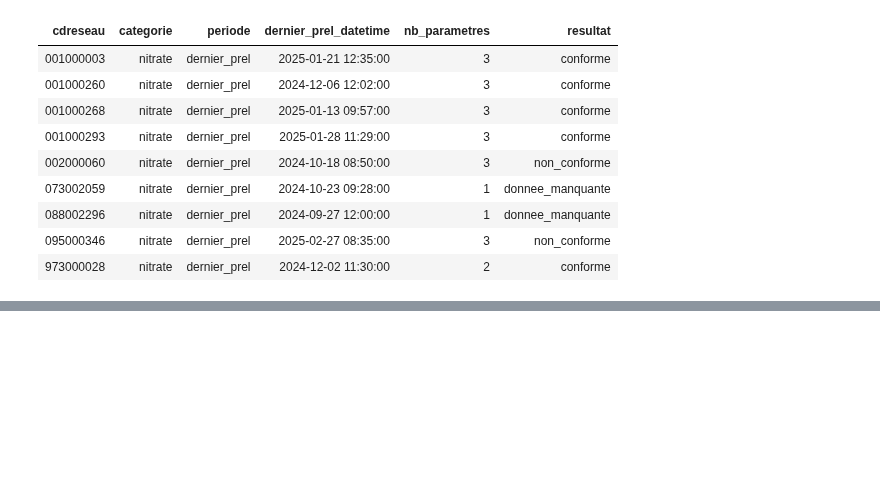
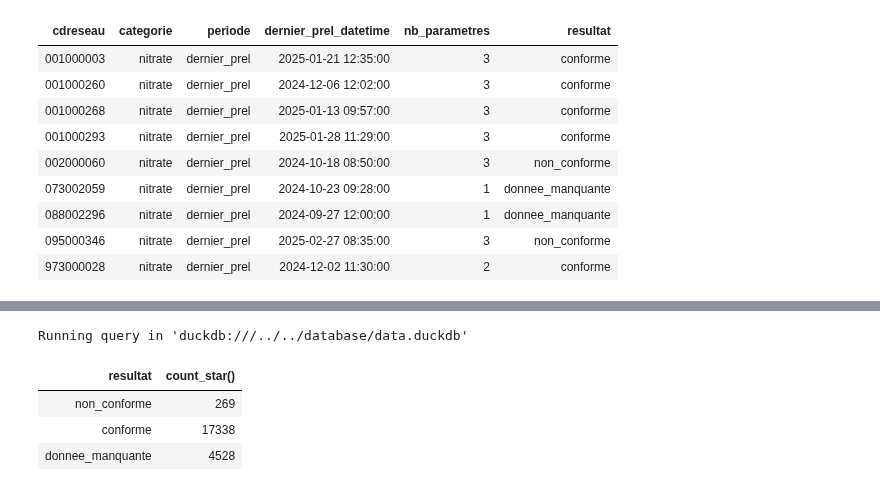
Before and after one commit to dataforgoodfr/13_pollution_eau, a Jupyter notebook: analytics/notebooks/resultats_nitrates.ipynb, the cells around one changed output, grey strips where cells are left out. Drawn from its saved outputs; the diff is of its cells as text; code cells hidden in the pictures; blank space fills up the shorter version.

```diff
--- a/analytics/notebooks/resultats_nitrates.ipynb
+++ b/analytics/notebooks/resultats_nitrates.ipynb
@@ -432,0 +832,13 @@ Running query in 'duckdb:///../../database/data.duckdb'
+# %%
+%%sql --with int__resultats_nitrites_udi_dernier_dateCheck
+SELECT
+    resultat, COUNT(*)
+FROM
+    int__resultats_nitrites_udi_dernier_dateCheck
+GROUP BY 1
+# %% [output]
+Running query in 'duckdb:///../../database/data.duckdb'
+| resultat | count_star() |
+| non_conforme | 269 |
+| conforme | 17338 |
+| donnee_manquante | 4528 |
```
Also changed, not shown: parts of 10 cells of this notebook, 2 other files.
